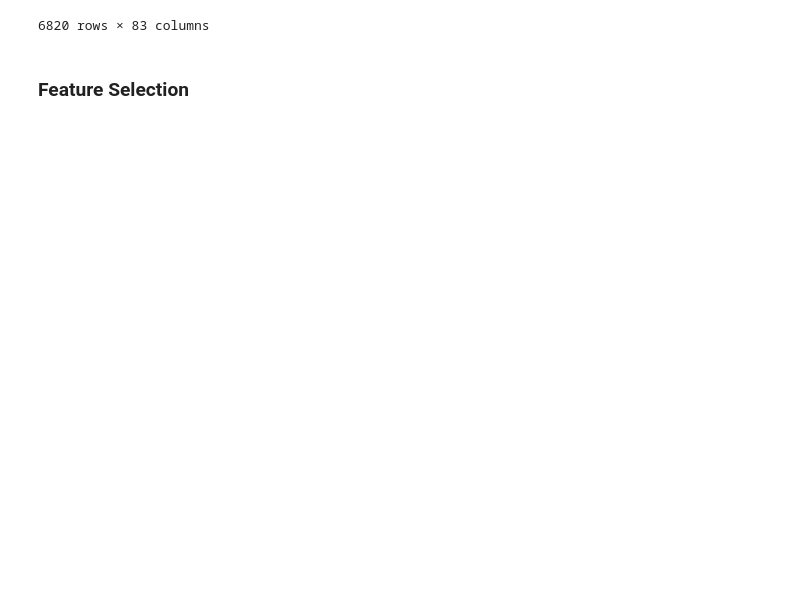
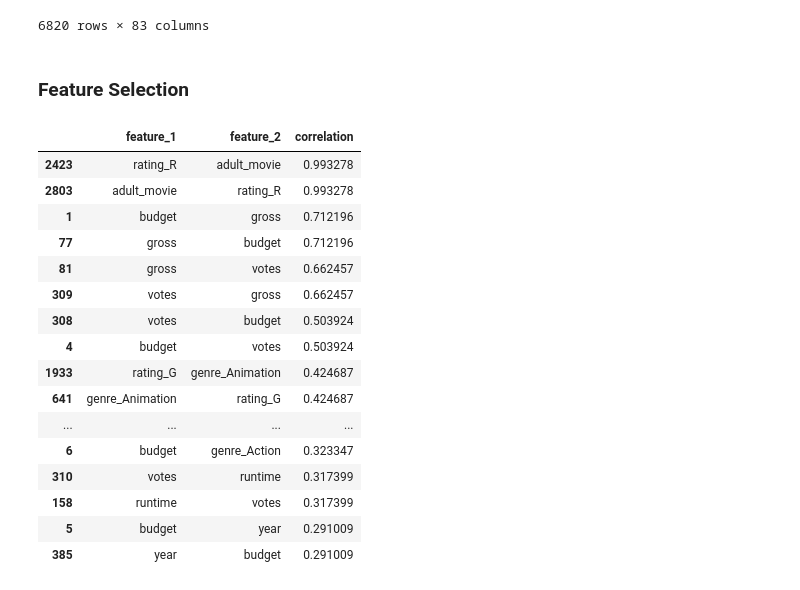
Before and after one commit to sanchiesa/Movie_Industry_Kaggle, a Jupyter notebook: notebooks/Movie_Revenue_Analysis.ipynb, the cells around one changed output. Saved outputs shown, nothing was run; the diff lists cells and outputs as text; code cells hidden in the pictures; blank space fills up the shorter version.

```diff
--- a/notebooks/Movie_Revenue_Analysis.ipynb
+++ b/notebooks/Movie_Revenue_Analysis.ipynb
@@ -209,3 +211,30 @@ data
 6820 rows × 83 columns
 # %% [markdown]
 ### Feature Selection
+# %%
+# Evaluating Pearson Correlation between features
+
+corr = data.corr() # Create correlation matrix
+corr_df = corr.unstack().reset_index() # Unstack correlation matrix
+corr_df.columns = ['feature_1','feature_2', 'correlation'] # rename columns
+corr_df.sort_values(by="correlation",ascending=False, inplace=True) # sort by correlation
+corr_df = corr_df[corr_df['feature_1'] != corr_df['feature_2']] # Remove self correlation
+corr_df.head(20)
+# %% [output]
+|  | feature_1 | feature_2 | correlation |
+| 2423 | rating_R | adult_movie | 0.993278 |
+| 2803 | adult_movie | rating_R | 0.993278 |
+| 1 | budget | gross | 0.712196 |
+| 77 | gross | budget | 0.712196 |
+| 81 | gross | votes | 0.662457 |
+| 309 | votes | gross | 0.662457 |
+| 308 | votes | budget | 0.503924 |
+| 4 | budget | votes | 0.503924 |
+| 1933 | rating_G | genre_Animation | 0.424687 |
+| 641 | genre_Animation | rating_G | 0.424687 |
+| ... | ... | ... | ... |
+| 6 | budget | genre_Action | 0.323347 |
+| 310 | votes | runtime | 0.317399 |
+| 158 | runtime | votes | 0.317399 |
+| 5 | budget | year | 0.291009 |
+| 385 | year | budget | 0.291009 |
```
Also changed, not shown: parts of 4 cells of this notebook.
